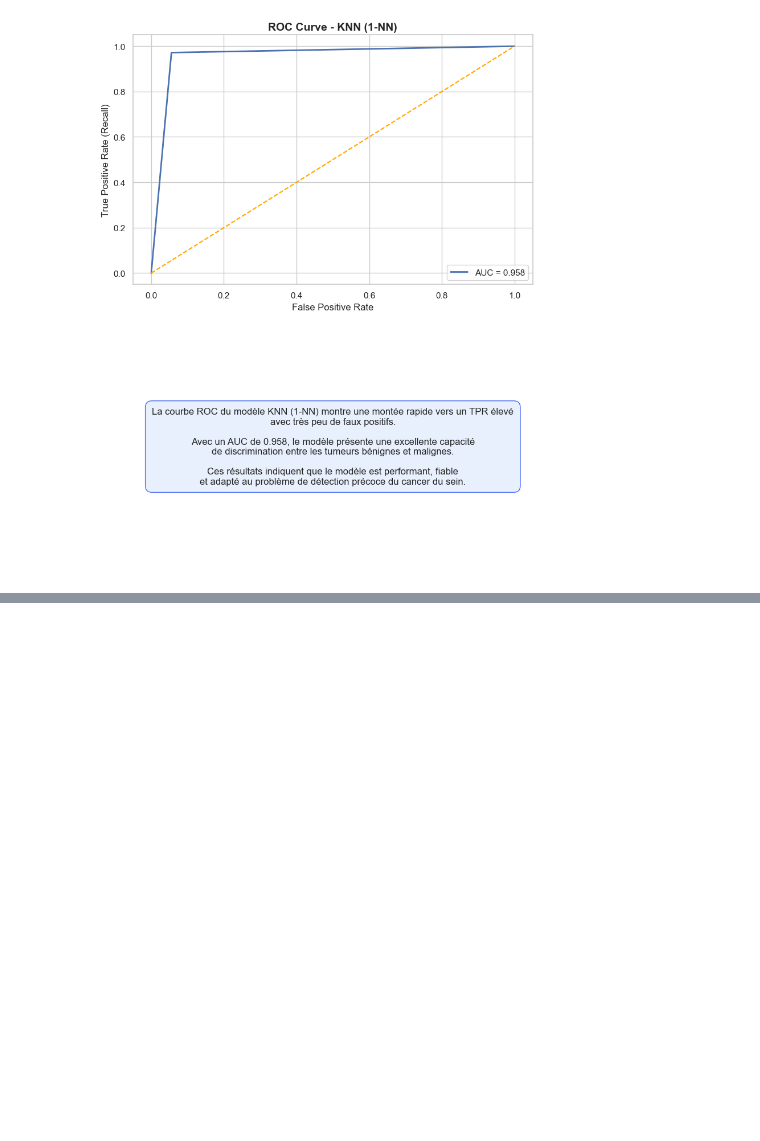
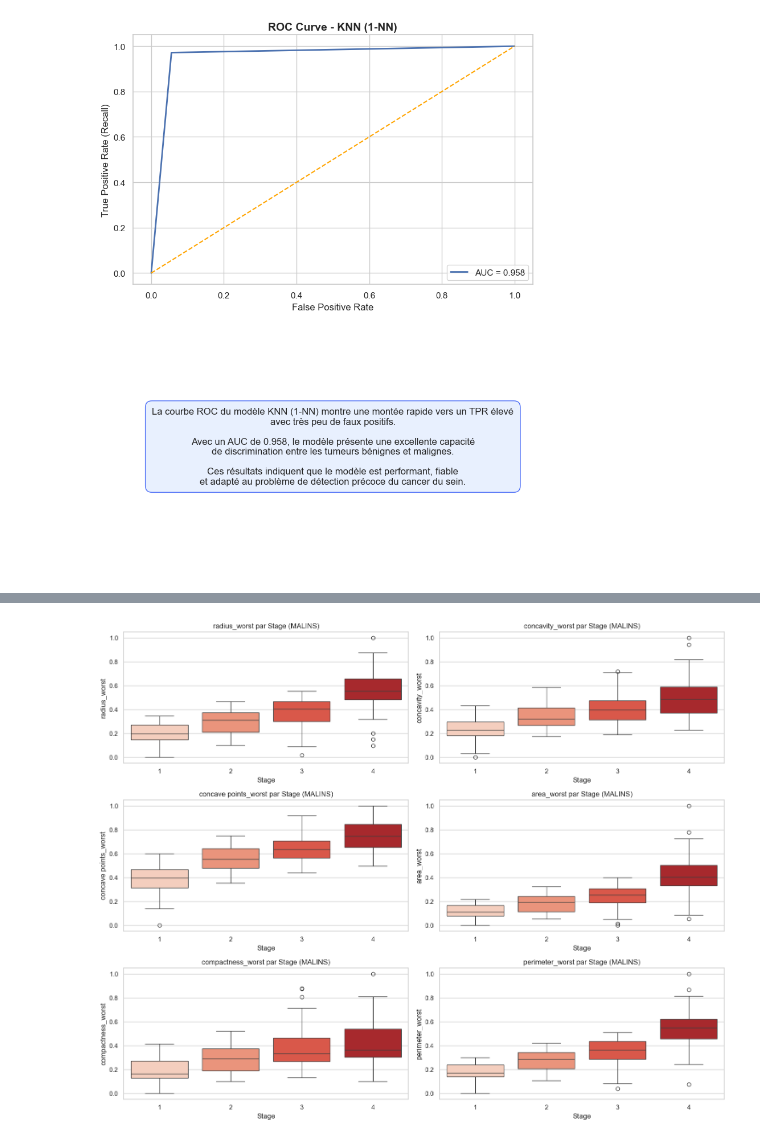
Before and after one commit to youssef060902/Algonomads_ML, a Jupyter notebook: Project.ipynb, the cells around one changed output, grey strips where cells are left out. Drawn from its saved outputs; the diff is of its cells as text; code cells hidden in the pictures; blank space fills up the shorter version.

```diff
--- a/Project.ipynb
+++ b/Project.ipynb
@@ -629,0 +456,94 @@ weighted avg       0.92      0.92      0.92       114
+# %%
+# ============================================================
+#      STAGING MORPHOLOGIQUE UNIQUEMENT POUR LES MALINS
+# ============================================================
+
+import pandas as pd
+import matplotlib.pyplot as plt
+import seaborn as sns
+
+# ------------------------------------------------------------
+# 1) Garder uniquement les tumeurs malignes
+# ------------------------------------------------------------
+df_malignant = df[df["diagnosis"] == 1].copy()
+print("Nombre total de tumeurs malignes :", len(df_malignant))
+
+# ------------------------------------------------------------
+# 2) Features morphologiques
+# ------------------------------------------------------------
+morpho_features = [
+    "radius_worst",
+    "concavity_worst",
+    "concave points_worst",
+    "area_worst",
+    "compactness_worst",
+    "perimeter_worst"
+]
+
+# ------------------------------------------------------------
+# 3) Normalisation Min-Max
+# ------------------------------------------------------------
+for f in morpho_features:
+    min_val = df_malignant[f].min()
+    max_val = df_malignant[f].max()
+    df_malignant[f] = (df_malignant[f] - min_val) / (max_val - min_val)
+
+# ------------------------------------------------------------
+# 4) Score morphologique
+# ------------------------------------------------------------
+df_malignant["morpho_score"] = df_malignant[morpho_features].mean(axis=1) * 100
+
+# ------------------------------------------------------------
+# 5) Découpage en STAGES (4 niveaux)
+# ------------------------------------------------------------
+df_malignant["morphology_stage"] = pd.qcut(
+    df_malignant["morpho_score"],
+    q=4,
+    labels=["1", "2", "3", "4"]
+)
+
+print("\n=== Distribution des stages (MALINS SEULEMENT) ===")
+print(df_malignant["morphology_stage"].value_counts().sort_index())
+
+# ============================================================
+#                 ANALYSE DES STAGES
+# ============================================================
+
+# ------------------------------------------------------------
+# 6) Moyennes par stage
+# ------------------------------------------------------------
+print("\n=== Moyennes morphologiques par Stage ===\n")
+grouped_means = df_malignant.groupby("morphology_stage", observed=True)[morpho_features].mean()
+print(grouped_means)
+
+# ------------------------------------------------------------
+# 7) Boxplots
+# ------------------------------------------------------------
+plt.figure(figsize=(15, 12))
+
+for i, feature in enumerate(morpho_features, 1):
+    plt.subplot(3, 2, i)
+    sns.boxplot(
+        x="morphology_stage",
+        y=feature,
+        data=df_malignant,
+        palette="Reds"
+    )
+    plt.title(f"{feature} par Stage (MALINS)")
+    plt.xlabel("Stage")
+    plt.ylabel(feature)
+
+plt.tight_layout()
+plt.show()
+
+# ------------------------------------------------------------
+# 8) Optional : Heatmap des corrélations par stage
+# ------------------------------------------------------------
+corr_stage = df_malignant[morpho_features + ["morphology_stage"]].corr()
+plt.figure(figsize=(10, 8))
+sns.heatmap(corr_stage, annot=True, cmap="Reds")
+plt.title("Corrélations morphologiques (malins)")
+plt.show()
+
+print("\nAnalysis complète ✔️")
+# %% [output]
@@ -629,0 +584 @@ weighted avg       0.92      0.92      0.92       114
+[figure, added]
```
Also changed, not shown: parts of 7 cells of this notebook.
